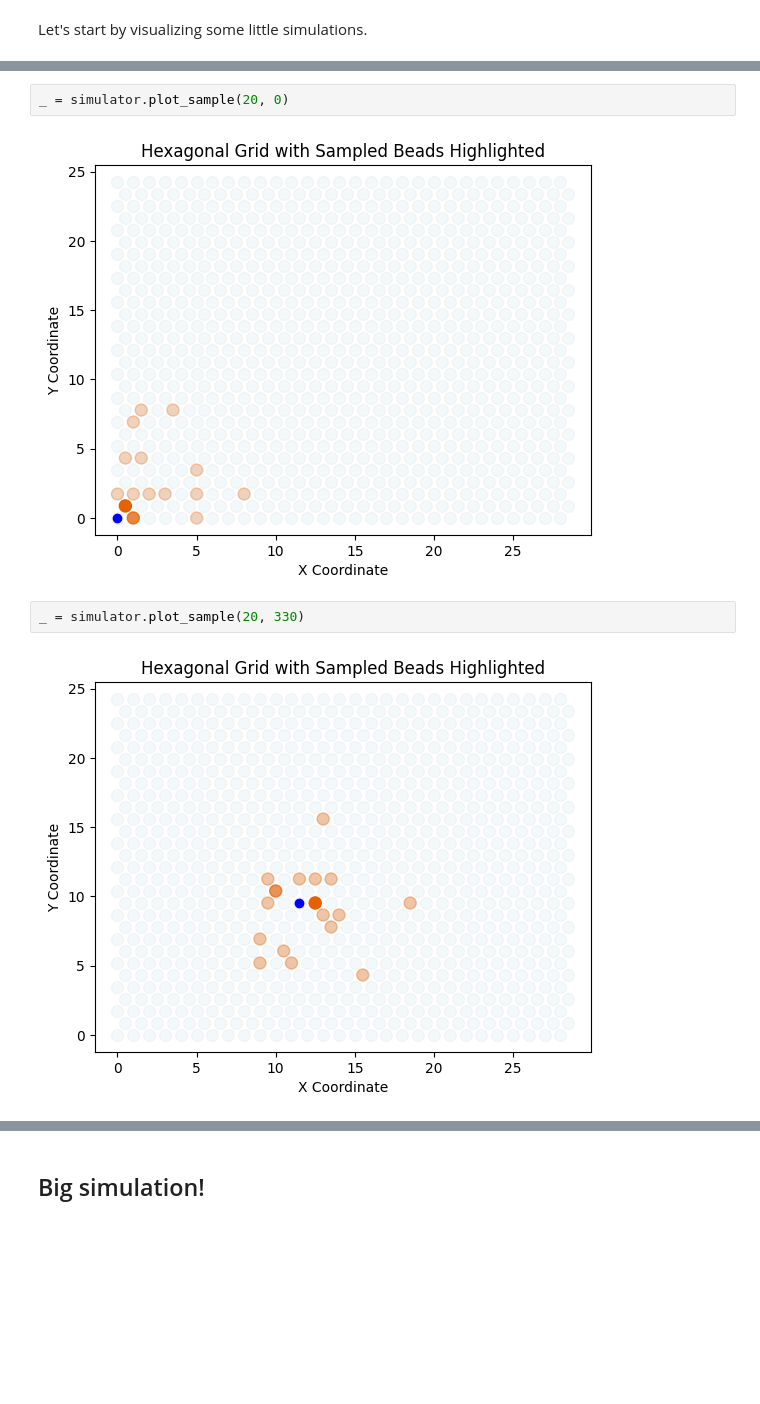
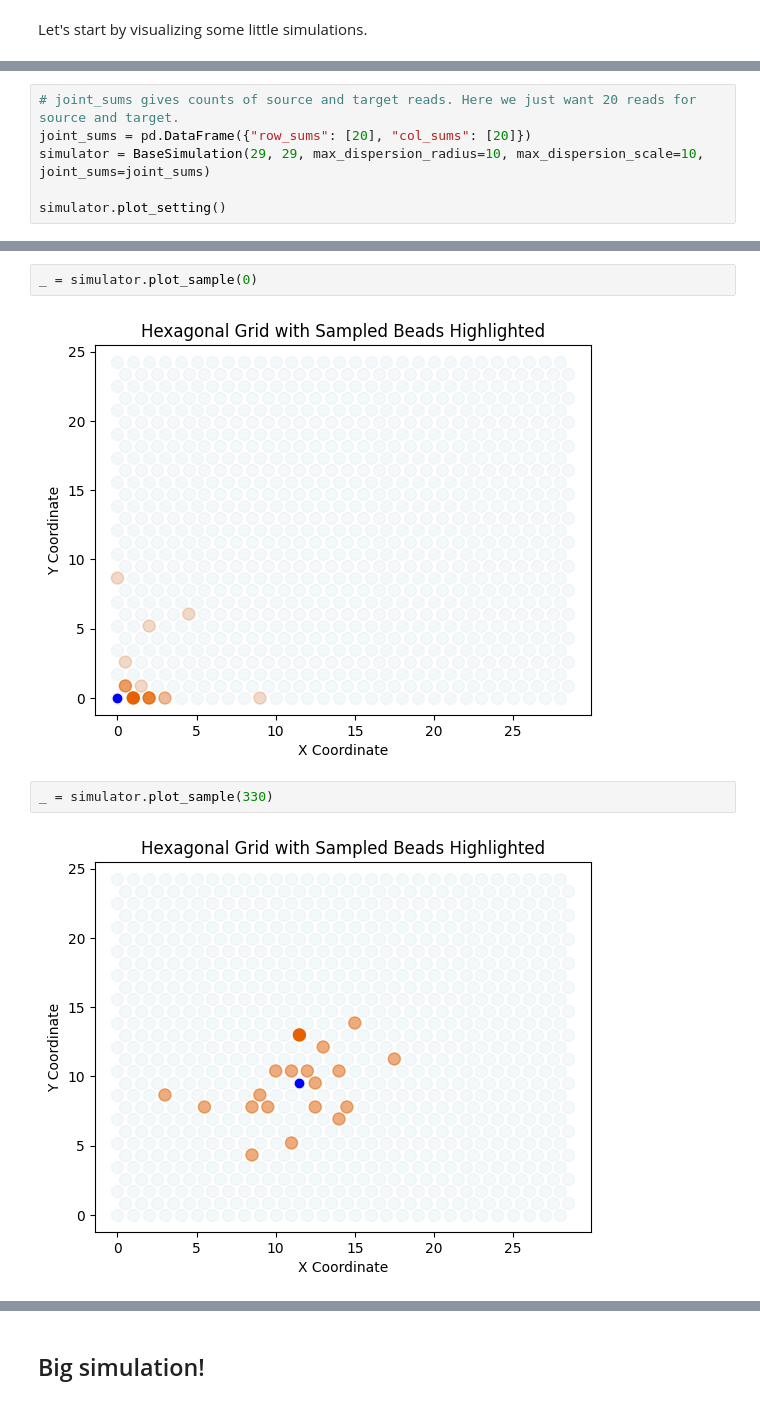
Before and after one commit to matsengrp/sci-space-v2, a Jupyter notebook: notebooks/simulation.ipynb, the cells around one changed output, grey strips where cells are left out. Cells and saved outputs as stored; diff of their text form; blank space fills up the shorter version.

```diff
--- a/notebooks/simulation.ipynb
+++ b/notebooks/simulation.ipynb
@@ -15,0 +10,6 @@ simulator.plot_setting()
+# %%
+# joint_sums gives counts of source and target reads. Here we just want 20 reads for source and target.
+joint_sums = pd.DataFrame({"row_sums": [20], "col_sums": [20]})
+simulator = BaseSimulation(29, 29, max_dispersion_radius=10, max_dispersion_scale=10, joint_sums=joint_sums)
+
+simulator.plot_setting()
@@ -16,11 +18,11 @@ simulator.plot_setting()
 # %%
-_ = simulator.plot_sample(20, 0)
+_ = simulator.plot_sample(0)
 # %% [output]
-[figure, old version]
+[figure, new version]
 # %%
-_ = simulator.plot_sample(20, 330)
+_ = simulator.plot_sample(330)
 # %% [output]
-[figure, old version]
+[figure, new version]
 # %%
 from PIL import Image
 
```
Also changed, not shown: parts of 9 cells of this notebook, 6 other files.
